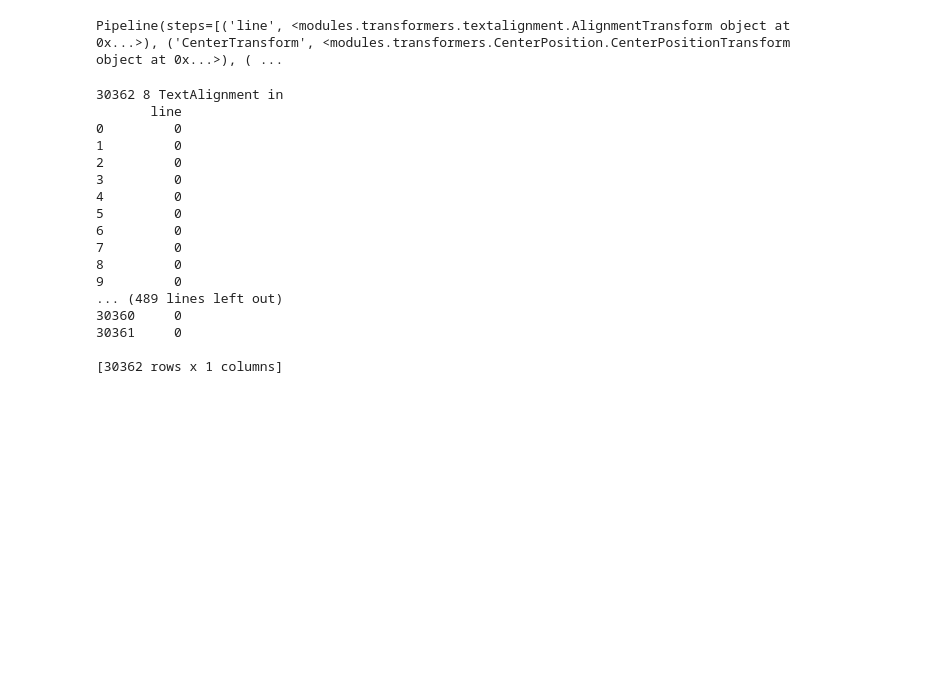
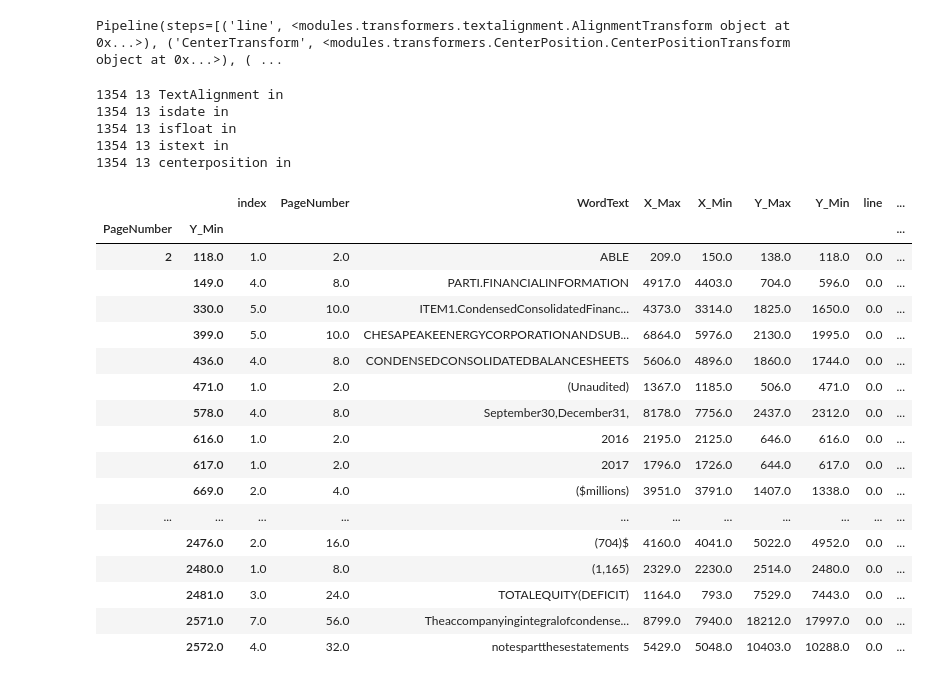
Before and after one commit to juangw/FinancialReporter, a Jupyter notebook: trcode/PageExtraction.ipynb, the cells around one changed output. Saved outputs shown, nothing was run; the diff lists cells and outputs as text; code cells hidden in the pictures; blank space fills up the shorter version.

Commit message:
Start Text Extraction

```diff
--- a/trcode/PageExtraction.ipynb
+++ b/trcode/PageExtraction.ipynb
@@ -139,5 +156,6 @@ chk_words.head(1)
 # %%
-chk_words = read_words('CHK').reset_index()
 chk_words = chk_words.reset_index()
 chk_words['PageNumber'] = chk_words['PageNumber'].astype(int)
 chk_words['index'] = chk_words['index'].astype(int)
+chk_words['index'] = 1
+chk_words
@@ -152,23 +189,38 @@ combined = Pipeline(intakePipeSteps)
 combined
 # %% [output]
 Pipeline(steps=[('line', <modules.transformers.textalignment.AlignmentTransform object at 0x...>), ('CenterTransform', <modules.transformers.CenterPosition.CenterPositionTransform object at 0x...>), ( ...
-# %%
-print(combined.named_steps['line'].transform(chk_words))
-# %% [output]
-30362 8 TextAlignment in
-       line
-0         0
-1         0
-2         0
-3         0
-4         0
-5         0
-6         0
-7         0
-8         0
-9         0
-... (489 lines left out)
-30360     0
-30361     0
-
-[30362 rows x 1 columns]
+# %%
+date = combined.named_steps['isdate'].transform(chk_words)
+floater = combined.named_steps['isfloat'].transform(chk_words)
+text = combined.named_steps['istext'].transform(chk_words)
+center = combined.named_steps['CenterTransform'].transform(chk_words)
+# %% [output]
+1354 13 TextAlignment in
+1354 13 isdate in
+1354 13 isfloat in
+1354 13 istext in
+1354 13 centerposition in
+# %%
+# chk_words['line'] = list(line.line)
+chk_words = chk_words.sort_values(['PageNumber','Y_Min','X_Min'])
+# %%
+chk_words.groupby(['PageNumber','Y_Min']).apply(lambda x: x.sum())
+# %% [output]
+|  |  | index | PageNumber | WordText | X_Max | X_Min | Y_Max | Y_Min | line | ... |
+| PageNumber | Y_Min |  |  |  |  |  |  |  |  | ... |
+| 2 | 118.0 | 1.0 | 2.0 | ABLE | 209.0 | 150.0 | 138.0 | 118.0 | 0.0 | ... |
+|  | 149.0 | 4.0 | 8.0 | PARTI.FINANCIALINFORMATION | 4917.0 | 4403.0 | 704.0 | 596.0 | 0.0 | ... |
+|  | 330.0 | 5.0 | 10.0 | ITEM1.CondensedConsolidatedFinanc... | 4373.0 | 3314.0 | 1825.0 | 1650.0 | 0.0 | ... |
+|  | 399.0 | 5.0 | 10.0 | CHESAPEAKEENERGYCORPORATIONANDSUB... | 6864.0 | 5976.0 | 2130.0 | 1995.0 | 0.0 | ... |
+|  | 436.0 | 4.0 | 8.0 | CONDENSEDCONSOLIDATEDBALANCESHEETS | 5606.0 | 4896.0 | 1860.0 | 1744.0 | 0.0 | ... |
+|  | 471.0 | 1.0 | 2.0 | (Unaudited) | 1367.0 | 1185.0 | 506.0 | 471.0 | 0.0 | ... |
+|  | 578.0 | 4.0 | 8.0 | September30,December31, | 8178.0 | 7756.0 | 2437.0 | 2312.0 | 0.0 | ... |
+|  | 616.0 | 1.0 | 2.0 | 2016 | 2195.0 | 2125.0 | 646.0 | 616.0 | 0.0 | ... |
+|  | 617.0 | 1.0 | 2.0 | 2017 | 1796.0 | 1726.0 | 644.0 | 617.0 | 0.0 | ... |
+|  | 669.0 | 2.0 | 4.0 | ($millions) | 3951.0 | 3791.0 | 1407.0 | 1338.0 | 0.0 | ... |
+| ... | ... | ... | ... | ... | ... | ... | ... | ... | ... | ... |
+|  | 2476.0 | 2.0 | 16.0 | (704)$ | 4160.0 | 4041.0 | 5022.0 | 4952.0 | 0.0 | ... |
+|  | 2480.0 | 1.0 | 8.0 | (1,165) | 2329.0 | 2230.0 | 2514.0 | 2480.0 | 0.0 | ... |
+|  | 2481.0 | 3.0 | 24.0 | TOTALEQUITY(DEFICIT) | 1164.0 | 793.0 | 7529.0 | 7443.0 | 0.0 | ... |
+|  | 2571.0 | 7.0 | 56.0 | Theaccompanyingintegralofcondense... | 8799.0 | 7940.0 | 18212.0 | 17997.0 | 0.0 | ... |
+|  | 2572.0 | 4.0 | 32.0 | notespartthesestatements | 5429.0 | 5048.0 | 10403.0 | 10288.0 | 0.0 | ... |
```
Also changed, not shown: parts of 8 cells of this notebook, 1 other file.
